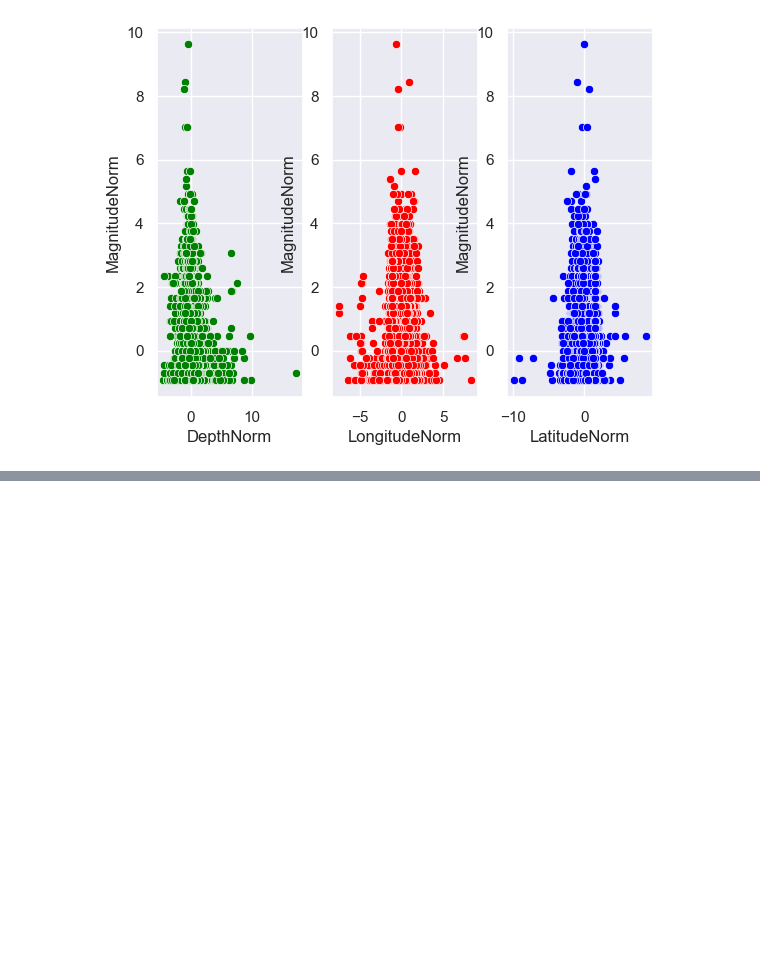
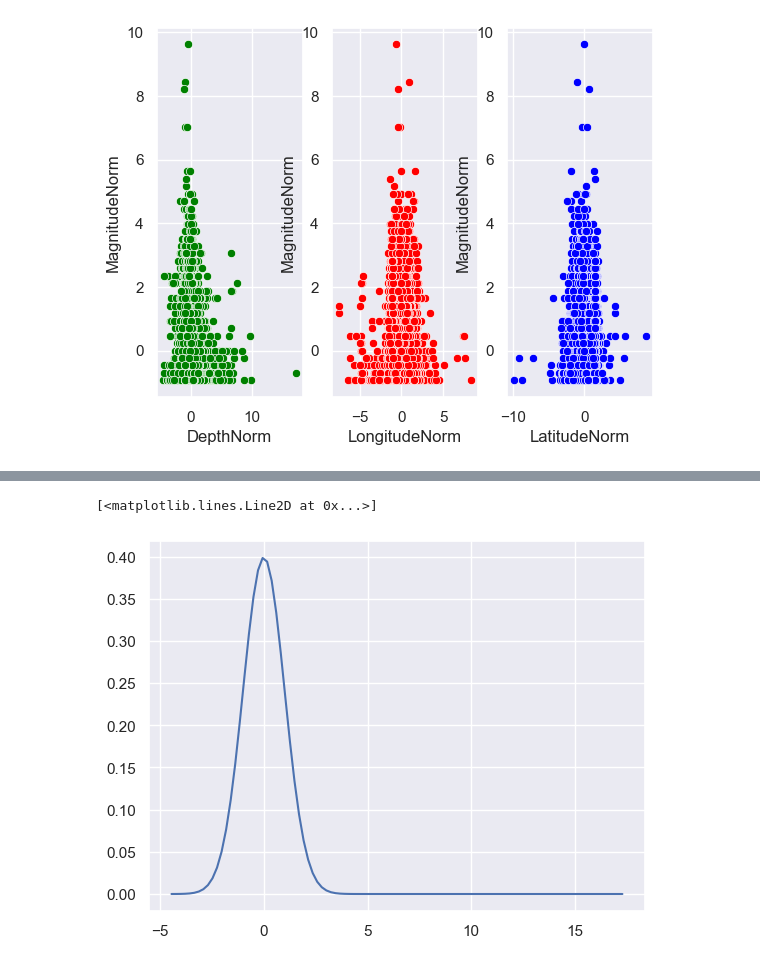
Before and after one commit to MrBloom911/SismicOperations, a Jupyter notebook: ProyectoComp.ipynb, the cells around one changed output, grey strips where cells are left out. Saved outputs shown, nothing was run; the diff lists cells and outputs as text; code cells hidden in the pictures; blank space fills up the shorter version.

```diff
--- a/ProyectoComp.ipynb
+++ b/ProyectoComp.ipynb
@@ -151,0 +189,10 @@ plt.plot(x1,y1,label='energias 6-12',color='navy')
+# %%
+dist2=stats.norm
+paradistn= dist2.fit(data=x_transformed)
+xn=np.linspace(x_transformed.min(),x_transformed.max(),100)
+yn=dist2.pdf(xn,*paradistn)
+# %%
+plt.plot(xn,yn)
+# %% [output]
+[<matplotlib.lines.Line2D at 0x...>]
+[figure, added]
```
Also changed, not shown: parts of 11 cells of this notebook.
